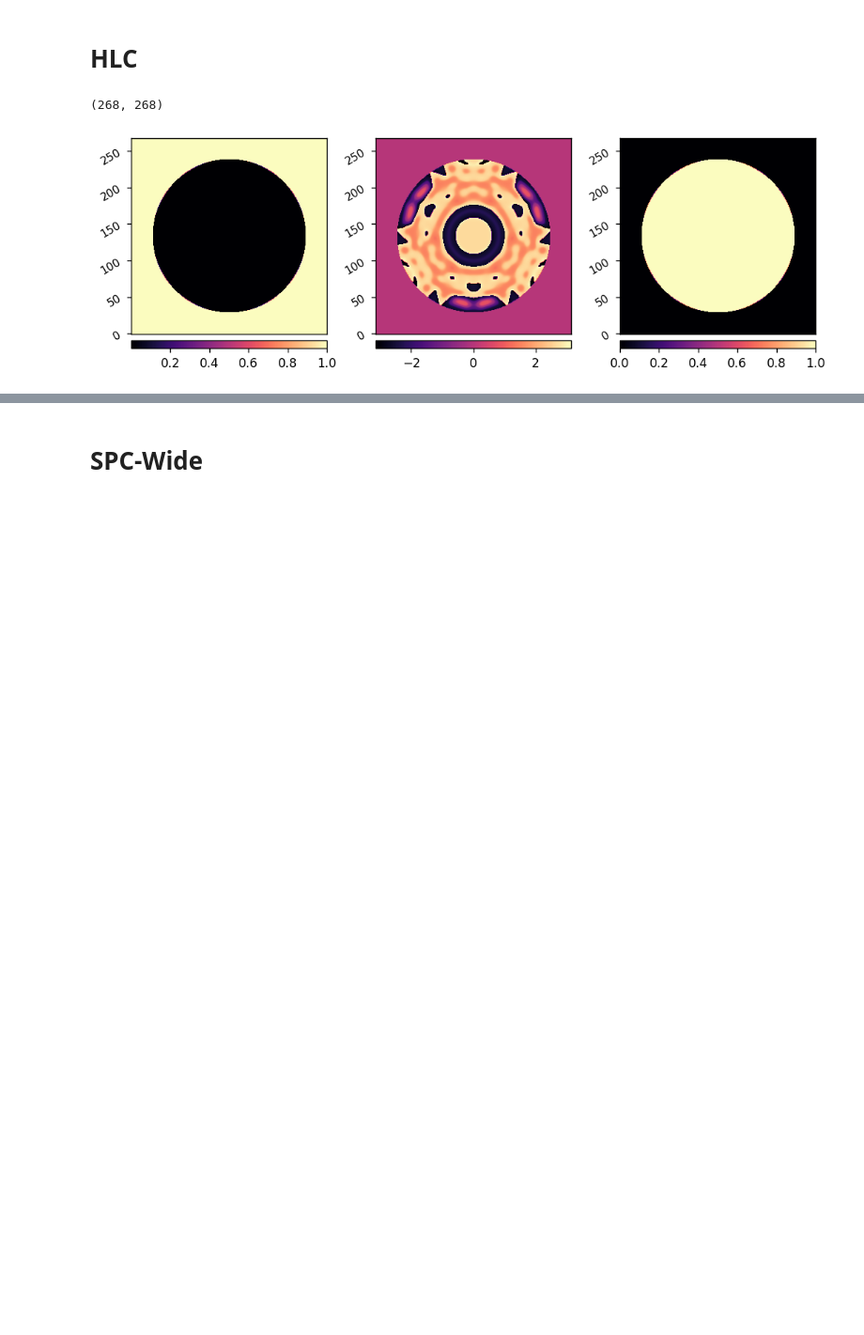
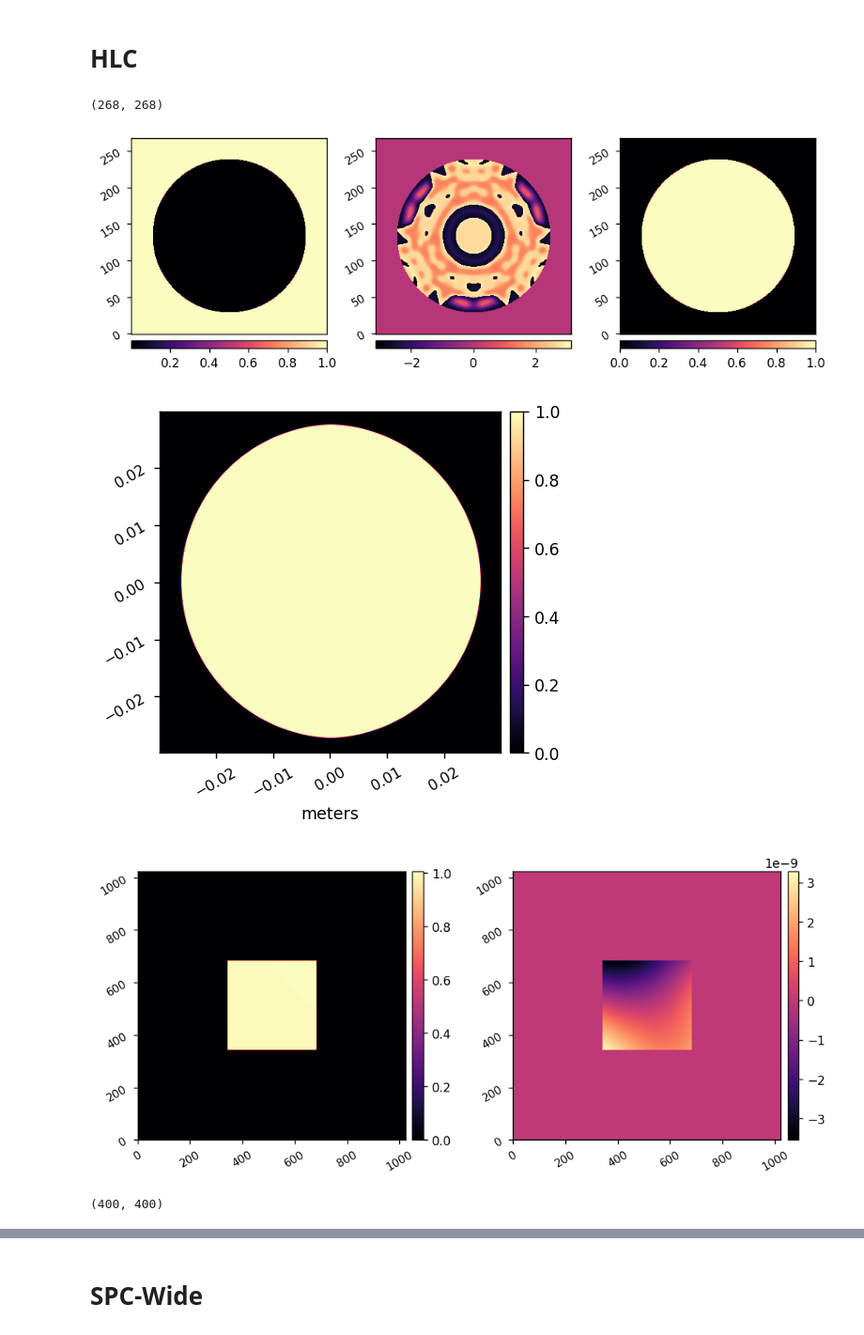
Before and after one commit to kian1377/roman-cgi-phasec-poppy, a Jupyter notebook: poppy_cgi_debugging.ipynb, the cells around one changed output, grey strips where cells are left out. Shown at 94% size. Drawn from its saved outputs; the diff is of its cells as text; code cells hidden in the pictures; blank space fills up the shorter version.

```diff
--- a/poppy_cgi_debugging.ipynb
+++ b/poppy_cgi_debugging.ipynb
@@ -51,22 +51,29 @@ def save_wf(wavefront, fname):
 # %%
 poppy_log.disabled = True
 
 reload(cgi)
 hlc = cgi.CGI(cgi_mode='hlc', npsf=128, psf_pixelscale_lamD=0.2,
               use_fpm=True,
               use_pupil_defocus=False,
-              polaxis=0,
+              polaxis=1,
 #               use_opds=True,
              )
 
 iwa = 2.8
 owa = 9.7
 
 misc.myimshow3(np.abs(hlc.fpm_phasor)**2, np.angle(hlc.fpm_phasor), hlc.fpm_mask)
+misc.myimshow(hlc.dm2_mask.amplitude, pxscl=hlc.dm2_mask.pixelscale)
+
 if hlc.polaxis!=0: misc.myimshow2(hlc.POLMAP.amplitude, hlc.POLMAP.opd)
+
+hlc.dm2_mask.amplitude.shape
 # %% [output]
 (268, 268)
 [figure]
+[figure, added]
+[figure, added]
+(400, 400)
 # %%
 wfs = hlc.calc_wfs()
 
```
Also changed, not shown: parts of 4 cells of this notebook, 4 other files.
